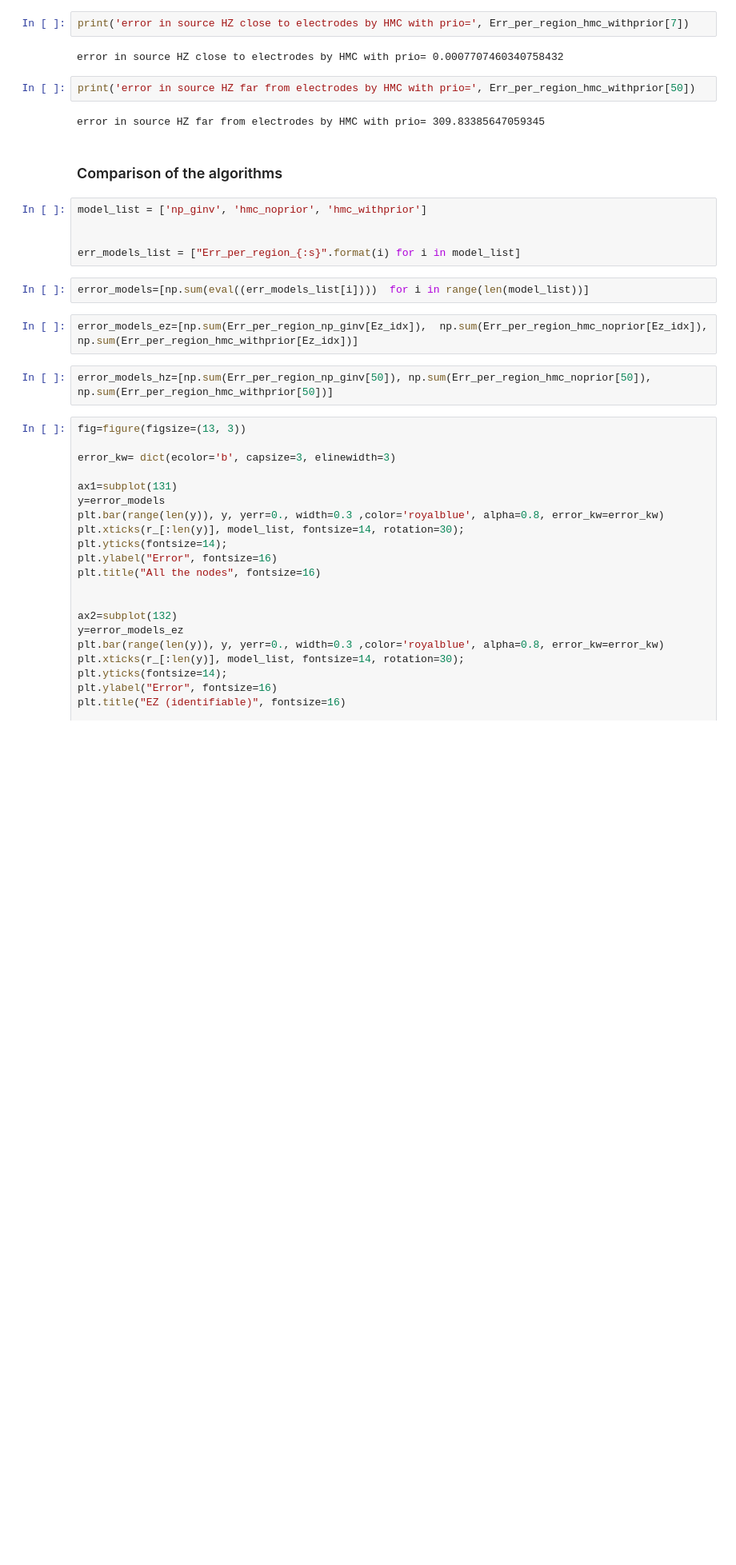
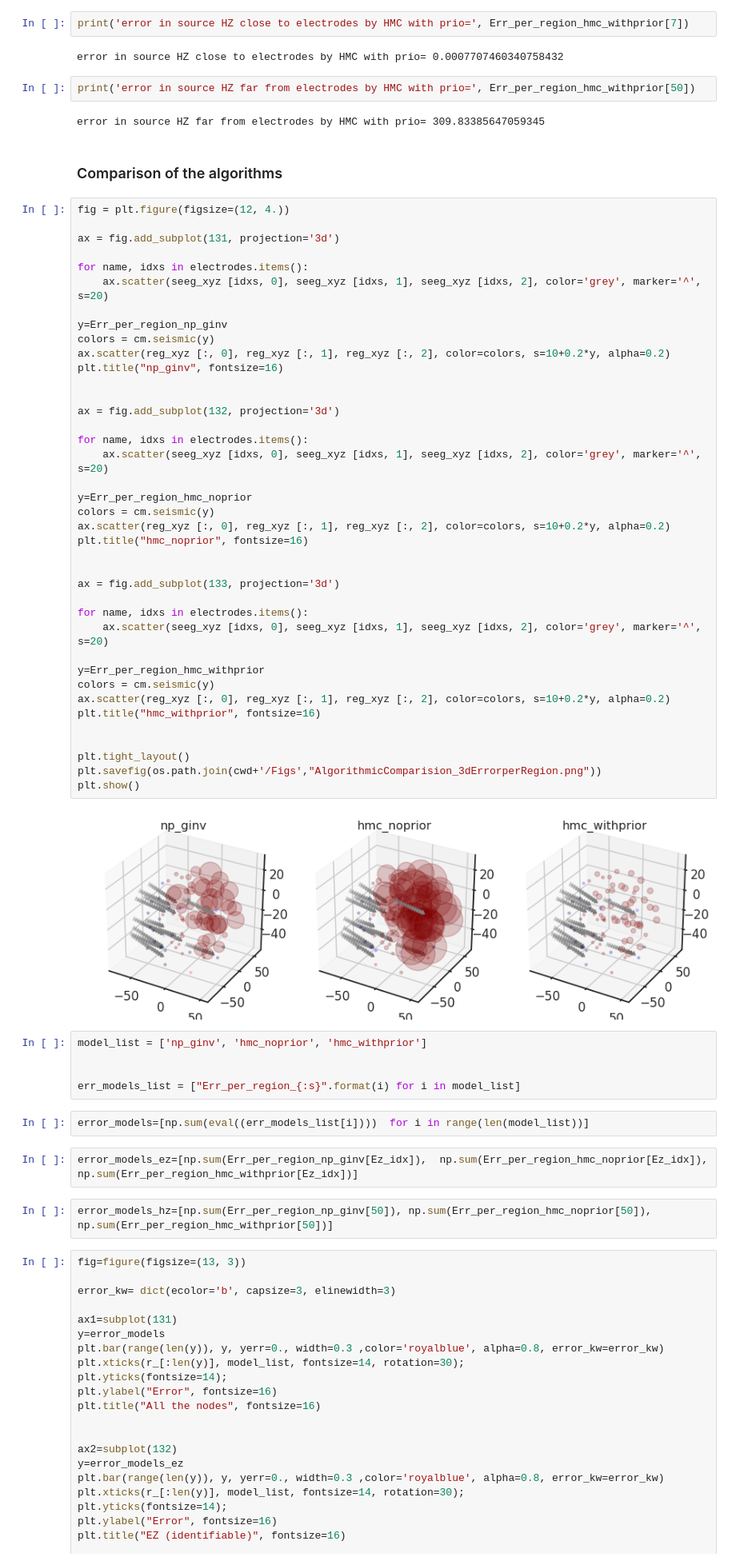
Before and after one commit to ins-amu/BVEP, a Jupyter notebook: PSL/SEEG_Epileptor6D_SourceEstimation_ginv_hmc.ipynb, the cells around one changed output. Shown at 80% size. Saved outputs shown, nothing was run; the diff lists cells and outputs as text; blank space fills up the shorter version.

```diff
--- a/PSL/SEEG_Epileptor6D_SourceEstimation_ginv_hmc.ipynb
+++ b/PSL/SEEG_Epileptor6D_SourceEstimation_ginv_hmc.ipynb
@@ -1009,6 +1001,47 @@ print('error in source HZ far from electrodes by HMC with prio=', Err_per_region
 error in source HZ far from electrodes by HMC with prio= 309.83385647059345
 # %% [markdown]
 ### Comparison of the algorithms
+# %%
+fig = plt.figure(figsize=(12, 4.))
+
+ax = fig.add_subplot(131, projection='3d')
+
+for name, idxs in electrodes.items():
+    ax.scatter(seeg_xyz [idxs, 0], seeg_xyz [idxs, 1], seeg_xyz [idxs, 2], color='grey', marker='^', s=20)
+
+y=Err_per_region_np_ginv
+colors = cm.seismic(y)
+ax.scatter(reg_xyz [:, 0], reg_xyz [:, 1], reg_xyz [:, 2], color=colors, s=10+0.2*y, alpha=0.2)
+plt.title("np_ginv", fontsize=16)
+
+
+ax = fig.add_subplot(132, projection='3d')
+
+for name, idxs in electrodes.items():
+    ax.scatter(seeg_xyz [idxs, 0], seeg_xyz [idxs, 1], seeg_xyz [idxs, 2], color='grey', marker='^', s=20)
+
+y=Err_per_region_hmc_noprior
+colors = cm.seismic(y)
+ax.scatter(reg_xyz [:, 0], reg_xyz [:, 1], reg_xyz [:, 2], color=colors, s=10+0.2*y, alpha=0.2)
+plt.title("hmc_noprior", fontsize=16)
+
+
+ax = fig.add_subplot(133, projection='3d')
+
+for name, idxs in electrodes.items():
+    ax.scatter(seeg_xyz [idxs, 0], seeg_xyz [idxs, 1], seeg_xyz [idxs, 2], color='grey', marker='^', s=20)
+
+y=Err_per_region_hmc_withprior
+colors = cm.seismic(y)
+ax.scatter(reg_xyz [:, 0], reg_xyz [:, 1], reg_xyz [:, 2], color=colors, s=10+0.2*y, alpha=0.2)
+plt.title("hmc_withprior", fontsize=16)
+
+
+plt.tight_layout()
+plt.savefig(os.path.join(cwd+'/Figs',"AlgorithmicComparision_3dErrorperRegion.png"))
+plt.show()
+# %% [output]
+[figure, added]
 # %%
 model_list = ['np_ginv', 'hmc_noprior', 'hmc_withprior']
 
```
Also changed, not shown: parts of 21 cells of this notebook.
